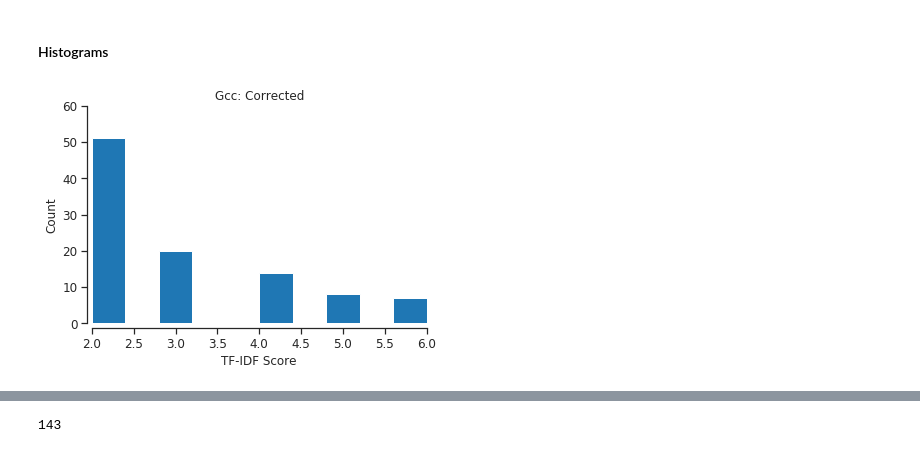
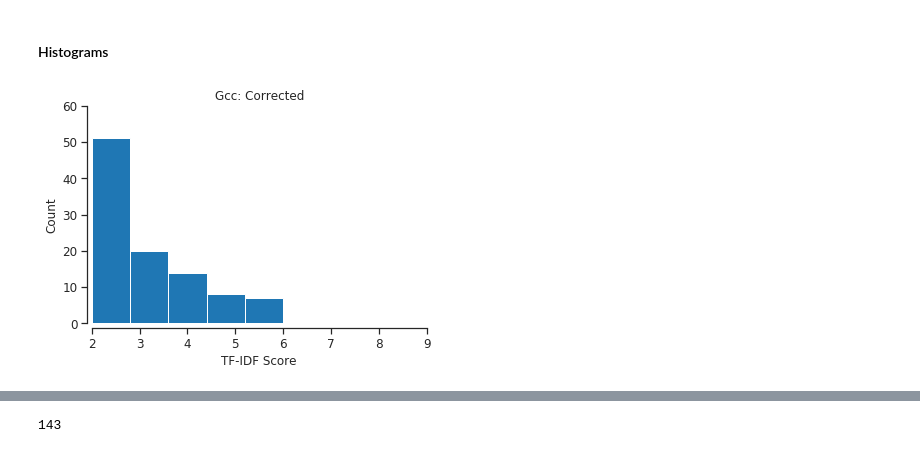
Before and after one commit to gomesluiz/my-doctorate, a Jupyter notebook: projects/long-lived-bug-prediction/notebooks/20191101_long_lived_prediction_rq5_data_analysis.ipynb, the cells around one changed output, grey strips where cells are left out. Saved outputs shown, nothing was run; the diff lists cells and outputs as text; code cells hidden in the pictures.

```diff
--- a/projects/long-lived-bug-prediction/notebooks/20191101_long_lived_prediction_rq5_data_analysis.ipynb
+++ b/projects/long-lived-bug-prediction/notebooks/20191101_long_lived_prediction_rq5_data_analysis.ipynb
@@ -410,18 +410,17 @@ def plot_word_cloud(data, status):
 #### Histograms
 # %%
 freqs=word_frequency_gcc_data[word_frequency_gcc_data['status']=='Corrected']['freq']
-freqs2=word_frequency_gcc_data[word_frequency_gcc_data['status']=='Incorrected']['freq']
 
-plt.hist(freqs, color='tab:blue')
+plt.hist(freqs, color='tab:blue', bins=5)
 sns.despine(offset=5)
 
 plt.title("Gcc: Corrected")
-plt.xticks(fontsize=SMALL_SIZE)
-plt.xlim(2, 6)
+plt.xticks([2, 3, 4, 5, 6, 7, 8, 9], fontsize=SMALL_SIZE)
+plt.xlim(2, 9)
 plt.xlabel('TF-IDF Score', fontsize=SMALL_SIZE)
 plt.yticks([0, 10, 20, 30, 40, 50, 60], fontsize=SMALL_SIZE)
 plt.ylim(0, 60)
 plt.ylabel('Count', fontsize=SMALL_SIZE)
 plt.savefig('figures/rq5-gcc-tf-idf-corrected-predicted.pdf', format="pdf", dpi=600, bbox_inches='tight')
 # %% [output]
-[figure, old version]
+[figure, new version]
```
Also changed, not shown: parts of 4 cells of this notebook, 20 other files.
